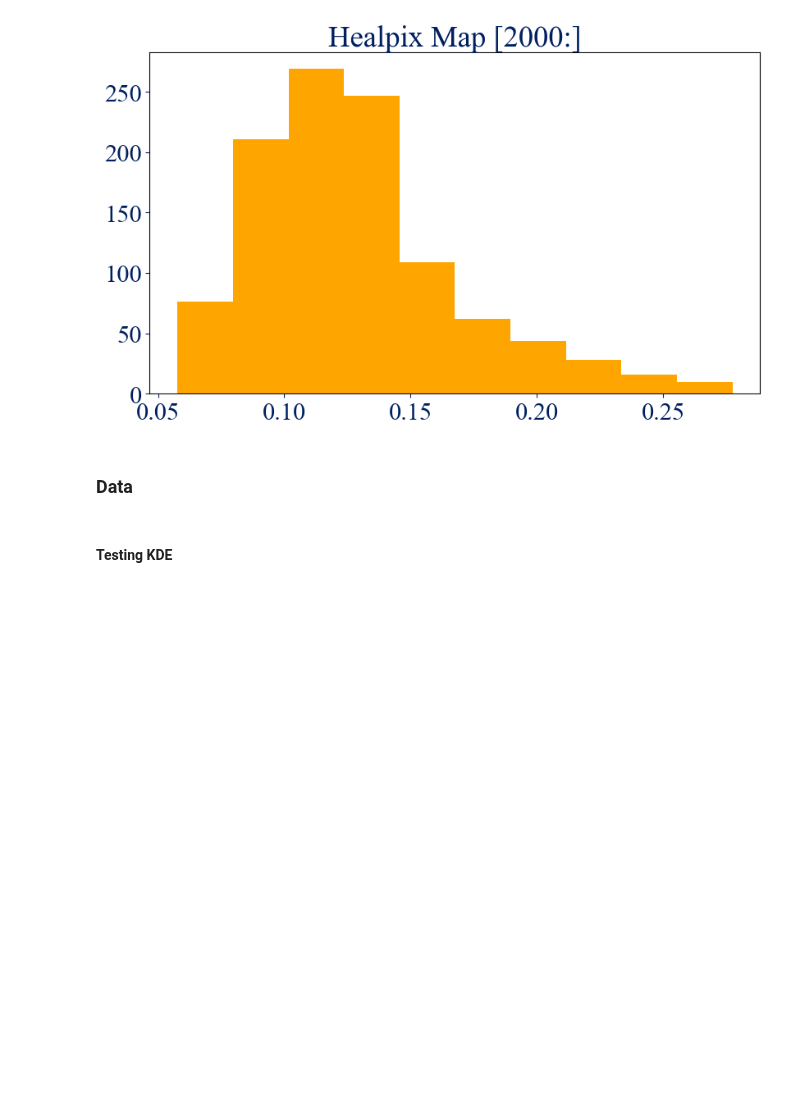
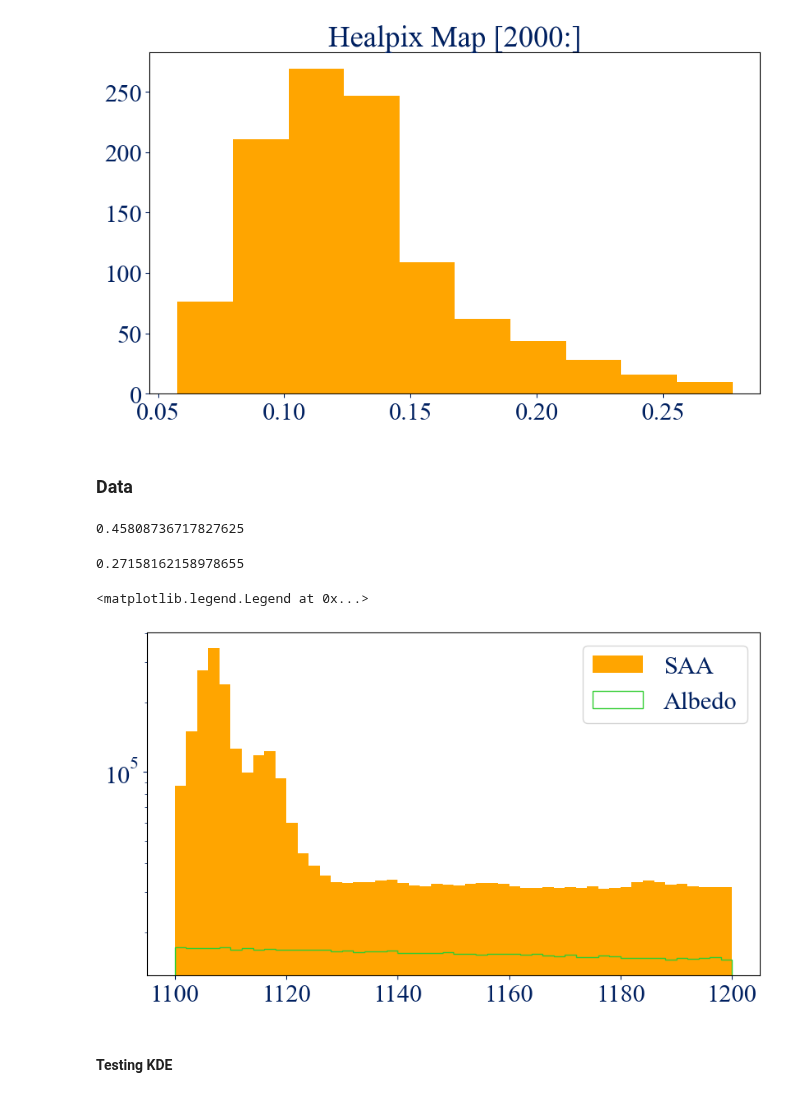
Before and after one commit to avalluvan/cosipy, a Jupyter notebook: docs/unbinned/response/LMDR4.ipynb, the cells around one changed output. Cells and saved outputs as stored; diff of their text form; code cells hidden in the pictures; blank space fills up the shorter version.

```diff
--- a/docs/unbinned/response/LMDR4.ipynb
+++ b/docs/unbinned/response/LMDR4.ipynb
@@ -98,10 +112,30 @@ data = point_source.get_dict_from_fits(DATA_DIR / f'44Ti/sources/{name}_3months_
 target_coord = SkyCoord.from_name('Cas A').galactic
 l = target_coord.l.value
 b = target_coord.b.value
+# %%
+len(np.where((data['Energies'] > 1100) & (data['Energies'] < 1200))[0]) / len(data['Energies'])
+# %% [output]
+0.45808736717827625
 # %%
 bg = UnBinnedData(DATA_DIR / '44Ti/inputs.yaml')
 bg_filepath = DATA_DIR / 'data/backgrounds/unbinned/AlbedoPhotons_44Ti.fits'        # Events with energy values between 1100 and 1200 keV only
 bg_dict = bg.get_dict_from_fits(bg_filepath)
+# %%
+bg = UnBinnedData(DATA_DIR / '44Ti/inputs.yaml')
+bg_filepath = DATA_DIR / 'data/backgrounds/unbinned/SAA_44Ti.fits'        # Events with energy values between 1100 and 1200 keV only
+bg_dict_SAA = bg.get_dict_from_fits(bg_filepath)
+# %%
+len(bg_dict['Energies']) / len(bg_dict_SAA['Energies'])
+# %% [output]
+0.27158162158978655
+# %%
+plt.hist(bg_dict_SAA['Energies'], bins=np.linspace(1100, 1200, 51), label='SAA')
+plt.hist(bg_dict['Energies'], bins=np.linspace(1100, 1200, 51), histtype='step', label='Albedo')
+plt.yscale('log')
+plt.legend()
+# %% [output]
+<matplotlib.legend.Legend at 0x...>
+[figure, added]
 # %%
 bg_kde = gaussian_kde(bg_dict['Energies'])
 # %% [markdown]
```
Also changed, not shown: parts of 10 cells of this notebook, 1 other file.
